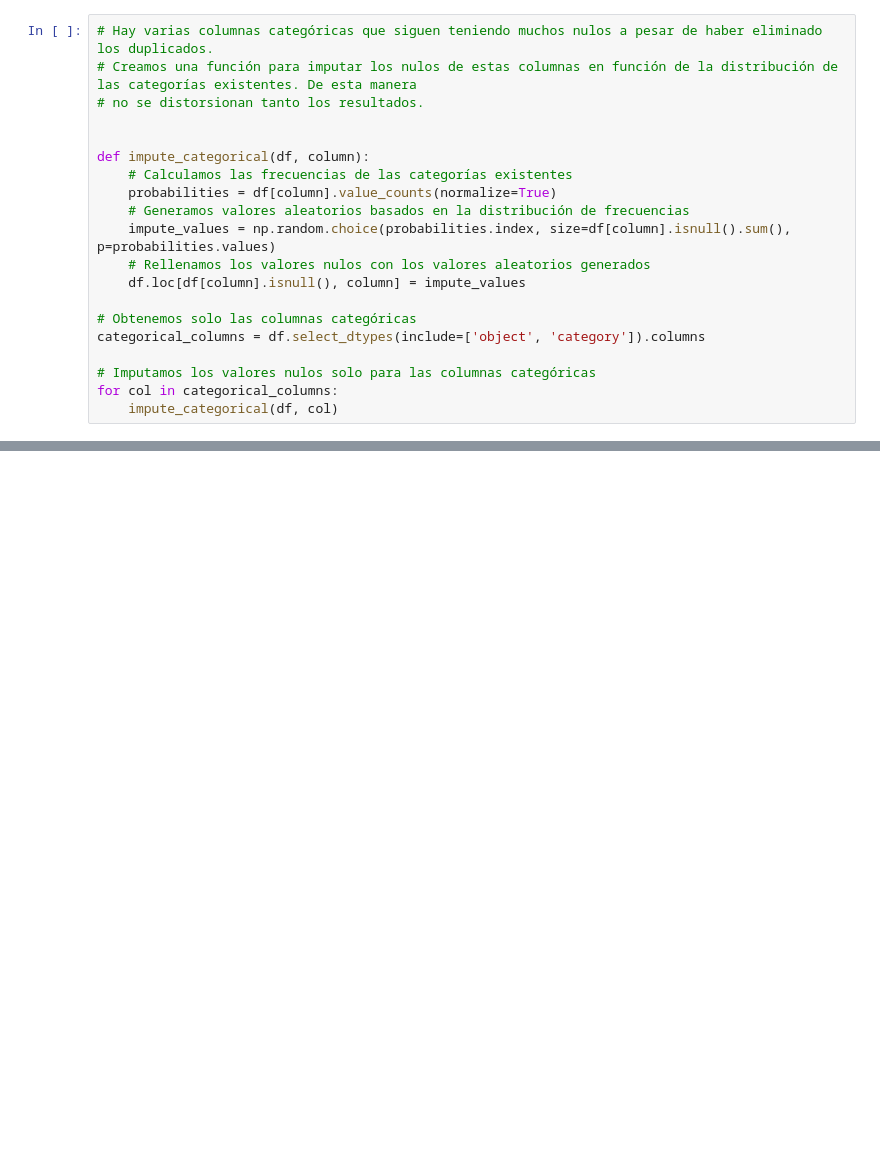
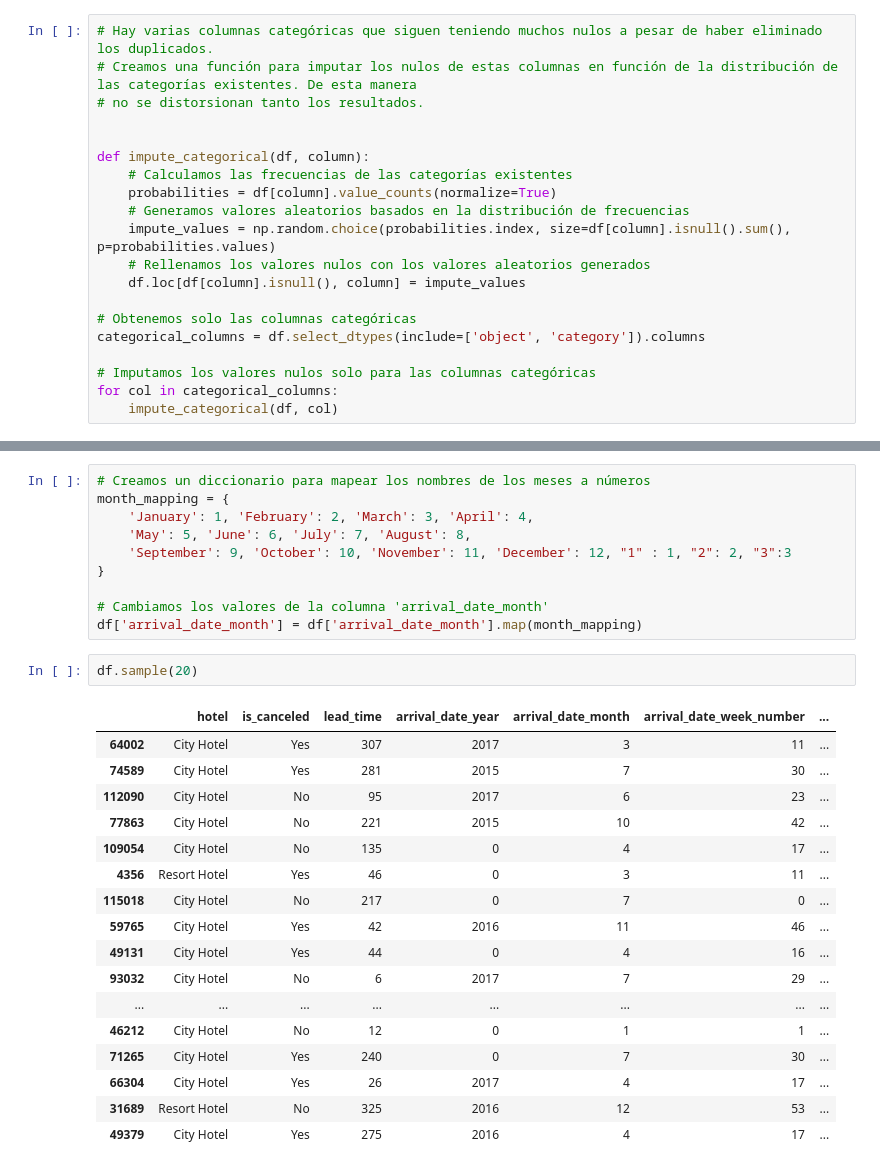
Before and after one commit to realtoder/da-promoA-modulo4-equipo3, a Jupyter notebook: 2.Limpieza_imputacion.ipynb, the cells around one changed output, grey strips where cells are left out. Cells and saved outputs as stored; diff of their text form; blank space fills up the shorter version.

```diff
--- a/2.Limpieza_imputacion.ipynb
+++ b/2.Limpieza_imputacion.ipynb
@@ -259,0 +305,30 @@ Name: reservation_status_date, Length: 946, dtype: float64
+# %%
+# Creamos un diccionario para mapear los nombres de los meses a números
+month_mapping = {
+    'January': 1, 'February': 2, 'March': 3, 'April': 4,
+    'May': 5, 'June': 6, 'July': 7, 'August': 8,
+    'September': 9, 'October': 10, 'November': 11, 'December': 12, "1" : 1, "2": 2, "3":3
+}
+
+# Cambiamos los valores de la columna 'arrival_date_month'
+df['arrival_date_month'] = df['arrival_date_month'].map(month_mapping)
+# %%
+df.sample(20)
+# %% [output]
+|  | hotel | is_canceled | lead_time | arrival_date_year | arrival_date_month | arrival_date_week_number | ... |
+| 64002 | City Hotel | Yes | 307 | 2017 | 3 | 11 | ... |
+| 74589 | City Hotel | Yes | 281 | 2015 | 7 | 30 | ... |
+| 112090 | City Hotel | No | 95 | 2017 | 6 | 23 | ... |
+| 77863 | City Hotel | No | 221 | 2015 | 10 | 42 | ... |
+| 109054 | City Hotel | No | 135 | 0 | 4 | 17 | ... |
+| 4356 | Resort Hotel | Yes | 46 | 0 | 3 | 11 | ... |
+| 115018 | City Hotel | No | 217 | 0 | 7 | 0 | ... |
+| 59765 | City Hotel | Yes | 42 | 2016 | 11 | 46 | ... |
+| 49131 | City Hotel | Yes | 44 | 0 | 4 | 16 | ... |
+| 93032 | City Hotel | No | 6 | 2017 | 7 | 29 | ... |
+| ... | ... | ... | ... | ... | ... | ... | ... |
+| 46212 | City Hotel | No | 12 | 0 | 1 | 1 | ... |
+| 71265 | City Hotel | Yes | 240 | 0 | 7 | 30 | ... |
+| 66304 | City Hotel | Yes | 26 | 2017 | 4 | 17 | ... |
+| 31689 | Resort Hotel | No | 325 | 2016 | 12 | 53 | ... |
+| 49379 | City Hotel | Yes | 275 | 2016 | 4 | 17 | ... |
```
Also changed, not shown: parts of 21 cells of this notebook, 4 other files.
